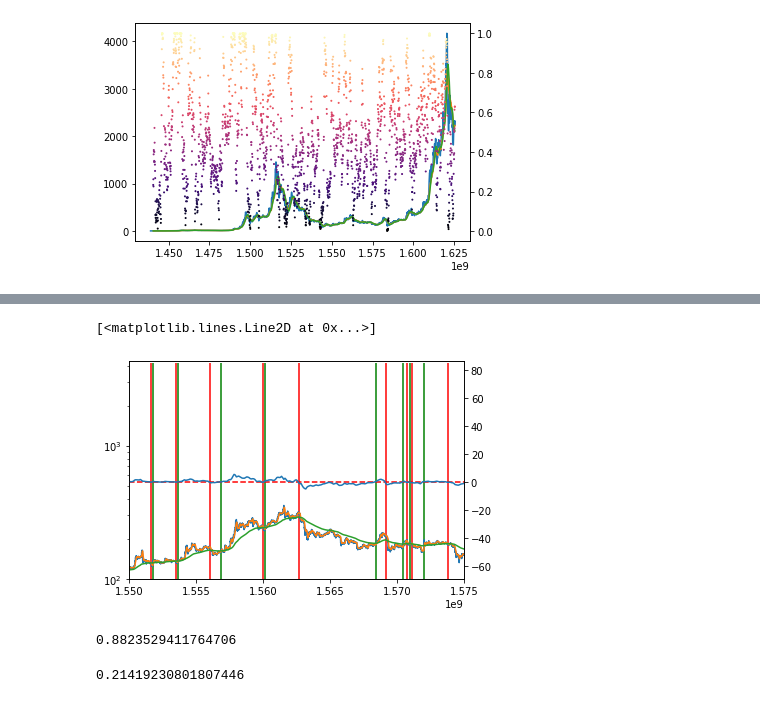
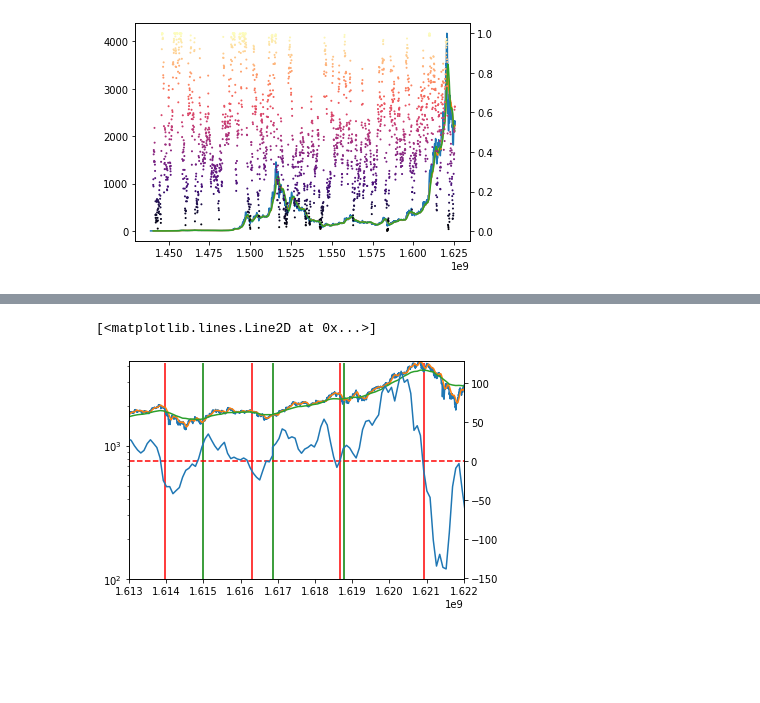
Before and after one commit to RDEvans31/saturn, a Jupyter notebook: Data analysis.ipynb, the cells around one changed output, grey strips where cells are left out. Cells and saved outputs as stored; diff of their text form; code cells hidden in the pictures; blank space fills up the shorter version.

```diff
--- a/Data analysis.ipynb
+++ b/Data analysis.ipynb
@@ -275,9 +275,10 @@ def ma_channel(data, window):
 
     return pd.DataFrame({'unix':sma['unix'],'high':sma['high'], 'low':sma['low'], 'open':sma['open']})
 # %%
-def backtest_ma_channel(data,period, slow_ma_gradient):
+def backtest_ma_channel(data,period, slow_ma):
     equity=1000
 
+    slow_ma_gradient=get_gradient(slow_ma)
     channel=ma_channel(data,period)
     start=channel['unix'].min()
     trimmed_data=channel.loc[channel['unix']>=start]
@@ -295,7 +296,7 @@ def backtest_ma_channel(data,period, slow_ma_gradient):
         day=max(filter(lambda x: x<time,list(slow_ma_gradient.index)))
         five_opens=data.loc[data['unix']<=time].tail(n=5)['open'].values # uses opens now as opens are confirmed
         uptrend=slow_ma_gradient.loc[day]>0
-
+        downtrend=slow_ma_gradient.loc[day]<0
         current=five_opens[-1]
         if all(opens>upper_bound for opens in five_opens) and state != 'long' and uptrend.all():
             #remember to calculate profit if flipping from short
@@ -309,7 +310,7 @@ def backtest_ma_channel(data,period, slow_ma_gradient):
             # trade_amount=equity*entry
             longs.append(time)
             #print(state+' from $'+str(current))
-        elif all(opens<lower_bound for opens in five_opens) and state != 'short' and not(uptrend.all()):
+        elif all(opens<lower_bound for opens in five_opens) and state != 'short' and downtrend.all():
             if state=='long':
                 outcome.append(current>entry)
                 profit.append(current/entry -1)
@@ -343,4 +344,3 @@ def get_gradient(ma):
 # equity_curve=backtest_ma_channel(eth_hourly,20)[2]
 # %%
 eth_hourly=read_data('Bitstamp_ETHUSD_1h.csv')
-channel=ma_channel(eth_hourly,20)
@@ -388,7 +470,3 @@ plt.hist(cleaned_profit,40)
 # %%
-ema=get_ema(eth,28, False)
-gradient=get_gradient(ema)
-start_time=time.time()
-longs, shorts, outcome, profit=backtest_ma_channel(eth_hourly, 18,gradient)
-end_time=time.time()
-print(end_time-start_time)
+ema=get_ema(eth,12)
+longs, shorts, outcome, profit=backtest_ma_channel(eth_hourly, 18,ema)
@@ -406,25 +473,23 @@ plt.yscale('log')
 # %%
 fig1, ax1 = plt.subplots()
 ax1.plot(eth_hourly['unix'],eth_hourly['close'])
 ax1.plot(channel['unix'],channel['high'])
 ax1.plot(ema['unix'],ema['value'])
 
 ax1.vlines(longs,0,eth['close'].max(), colors='g')
 ax1.vlines(shorts,0,eth['close'].max(), colors='r')
 ax1.set_yscale('log')
 ax1.set_ylim(100,4300)
-# ax1.set_xlim(eth['unix'].min(),eth['unix'].max())
-ax1.set_xlim(1550000000,1575000000)
+#eth['unix'].max())
+ax1.set_xlim(1.613*(10**9),1.622*(10**9))
+# ax1.set_xlim(1550000000,1575000000)
+
+gradient=get_gradient(ema)
 ax2=ax1.twinx()
-#ax2.set_ylim(-20,20)
+# ax2.set_ylim(-20,20)
 ax2.axhline(y=0, color='red', linestyle='--')
+
 ax2.plot(gradient.index,gradient.values)
 # %% [output]
 [<matplotlib.lines.Line2D at 0x...>]
-[figure, old version]
+[figure, new version]
-# %%
-print(np.sum(outcome)/len(outcome))
-np.mean(profit)
-# %% [output]
-0.8823529411764706
-0.21419230801807446
```
Also changed, not shown: parts of 14 cells of this notebook, 4 other files.
